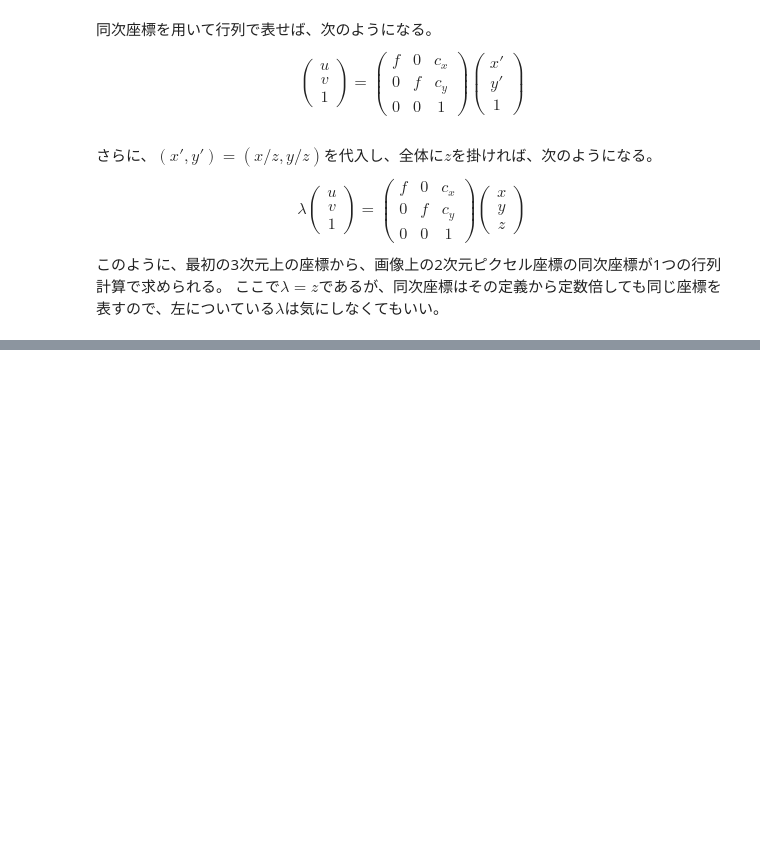
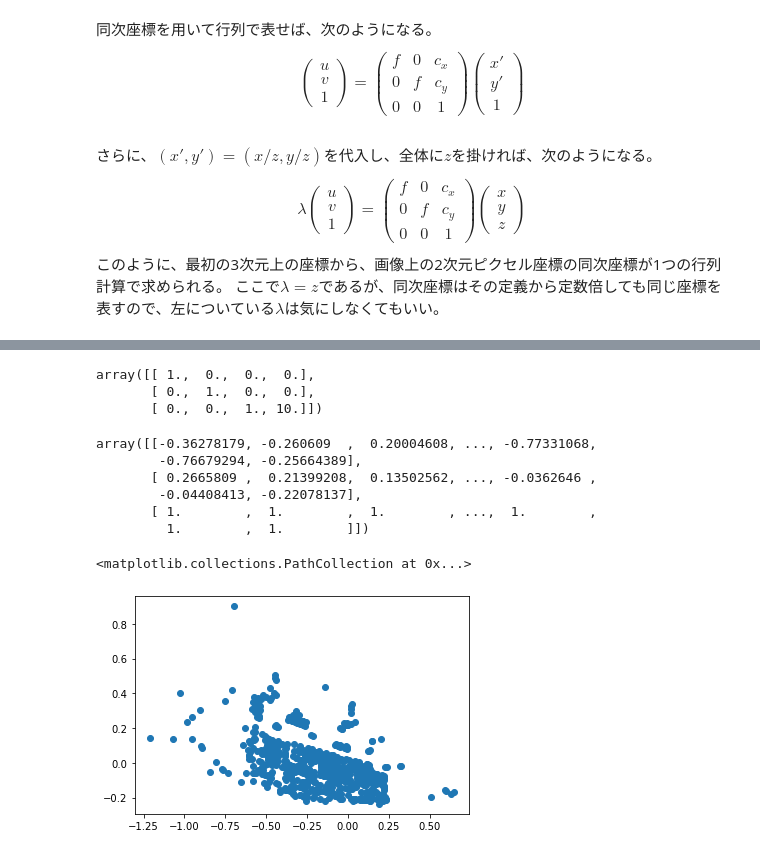
Before and after one commit to SolKul/image_processing, a Jupyter notebook: notebooks/ComputerVision04.ipynb, the cells around one changed output, grey strips where cells are left out. Saved outputs shown, nothing was run; the diff lists cells and outputs as text; code cells hidden in the pictures; blank space fills up the shorter version.

```diff
--- a/notebooks/ComputerVision04.ipynb
+++ b/notebooks/ComputerVision04.ipynb
@@ -101,0 +184,9 @@ $$
+# %%
+# 4x672の同次座標に変換する
+point_hmg=np.vstack(
+    [
+        points_house.T,
+        np.ones(points_house.shape[0])
+    ]
+)
+point_hmg
@@ -101,0 +202,31 @@ $$
+# %%
+# 3次元上の座標から、画像中への射影行列を定義する
+# この行列はカメラの焦点距離が1ピクセル、もとの座標で(0,0,10)の位置にカメラがあるとしている
+P = np.hstack([
+    np.eye(3),
+    np.array([[0],[0],[10]])
+])
+P
+# %% [output]
+array([[ 1.,  0.,  0.,  0.],
+       [ 0.,  1.,  0.,  0.],
+       [ 0.,  0.,  1., 10.]])
+# %%
+cam=camera.Camera(P)
+# %%
+x=cam.project(point_hmg)
+x
+# %% [output]
+array([[-0.36278179, -0.260609  ,  0.20004608, ..., -0.77331068,
+        -0.76679294, -0.25664389],
+       [ 0.2665809 ,  0.21399208,  0.13502562, ..., -0.0362646 ,
+        -0.04408413, -0.22078137],
+       [ 1.        ,  1.        ,  1.        , ...,  1.        ,
+         1.        ,  1.        ]])
+# %%
+# 図示する
+# これが仮想的なカメラに映った画像と言える
+plt.scatter(x[0,:],x[1,:])
+# %% [output]
+<matplotlib.collections.PathCollection at 0x...>
+[figure, added]
```
Also changed, not shown: parts of 17 cells of this notebook.
